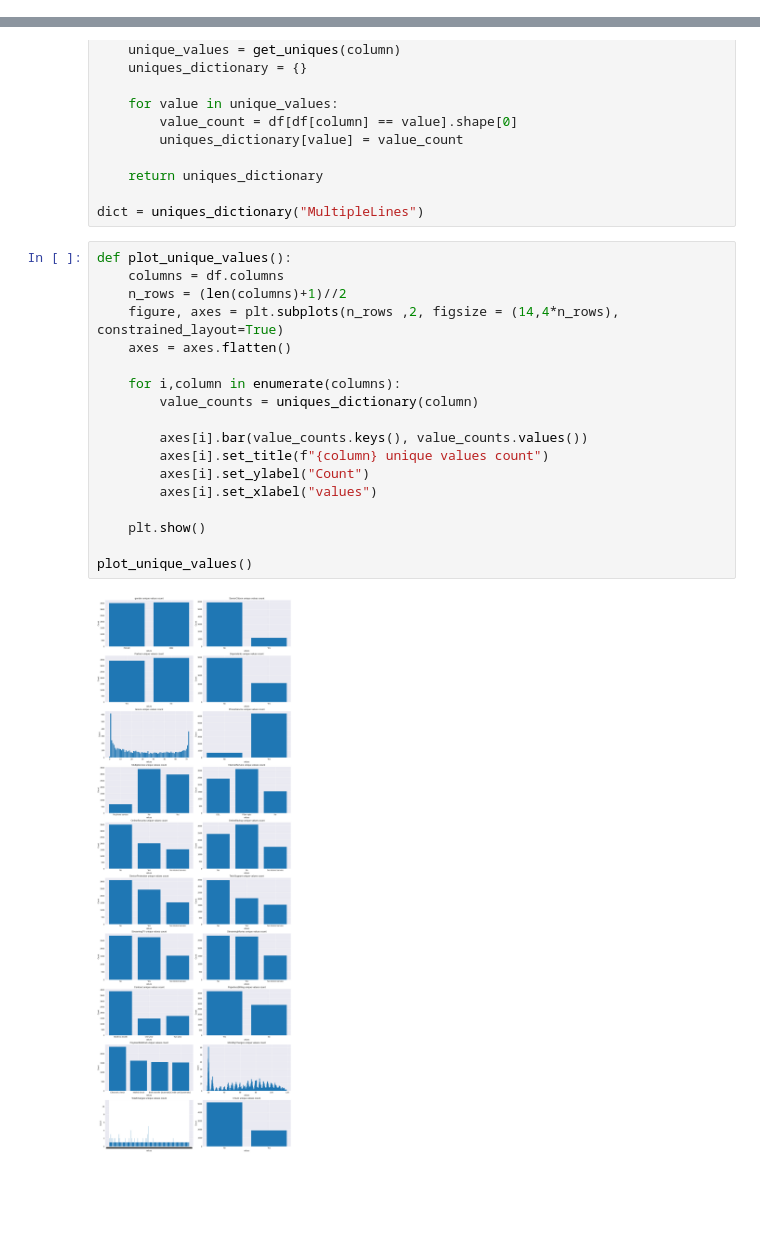
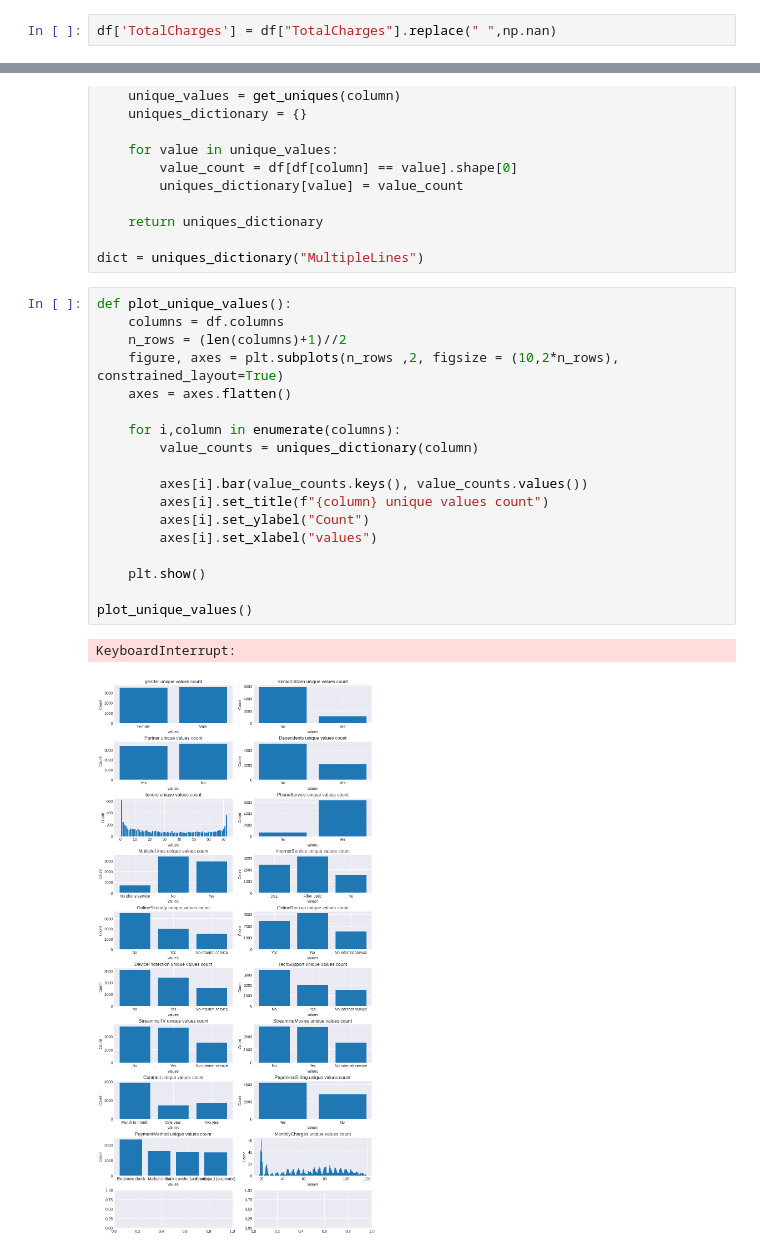
Before and after one commit to hajarmst211/customer_churn_prediction, a Jupyter notebook: notebooks/exploration.ipynb, the cells around one changed output, grey strips where cells are left out. Saved outputs shown, nothing was run; the diff lists cells and outputs as text; blank space fills up the shorter version.

```diff
--- a/notebooks/exploration.ipynb
+++ b/notebooks/exploration.ipynb
@@ -41,6 +49,8 @@ Data columns (total 20 columns):
  19  Churn             7043 non-null   object
 dtypes: float64(1), int64(2), object(17)
 memory usage: 1.1+ MB
+# %%
+df['TotalCharges'] = df["TotalCharges"].replace(" ",np.nan)
 # %%
 df.isnull().sum()
 # %% [output]
@@ -154,20 +164,21 @@ dict = uniques_dictionary("MultipleLines")
 # %%
 def plot_unique_values():
     columns = df.columns
     n_rows = (len(columns)+1)//2
-    figure, axes = plt.subplots(n_rows ,2, figsize = (14,4*n_rows), constrained_layout=True)
+    figure, axes = plt.subplots(n_rows ,2, figsize = (10,2*n_rows), constrained_layout=True)
     axes = axes.flatten()
 
     for i,column in enumerate(columns):
         value_counts = uniques_dictionary(column)
 
         axes[i].bar(value_counts.keys(), value_counts.values())
         axes[i].set_title(f"{column} unique values count")
         axes[i].set_ylabel("Count")
         axes[i].set_xlabel("values")
 
     plt.show()
 
 plot_unique_values()
 # %% [output]
+KeyboardInterrupt:
-[figure, old version]
+[figure, new version]
```
Also changed, not shown: parts of 25 cells of this notebook, 1 other file.
